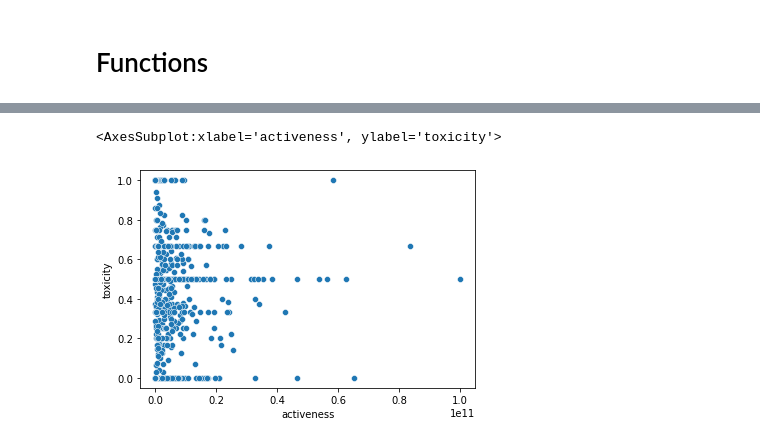
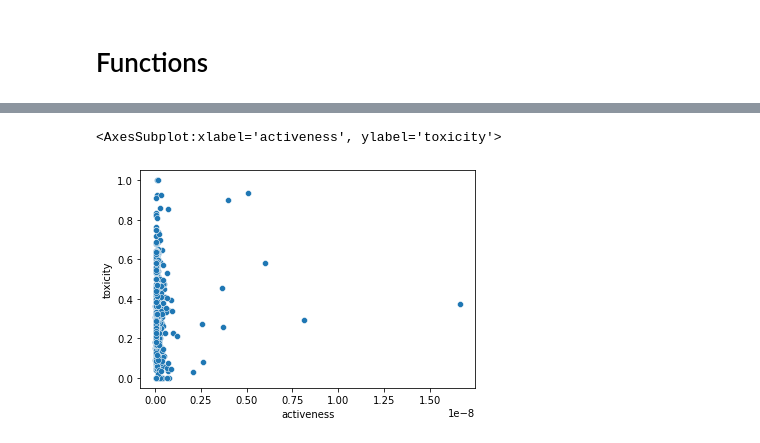
Before and after one commit to Pireax/2imp40, a Jupyter notebook: RQ1.ipynb, the cells around one changed output, grey strips where cells are left out. Saved outputs shown, nothing was run; the diff lists cells and outputs as text; code cells hidden in the pictures.

```diff
--- a/RQ1.ipynb
+++ b/RQ1.ipynb
@@ -79,0 +98,4 @@ df.head()
+# %%
+merged_df = merged_df.reset_index()
+# %%
+merged_df_adj = merged_df[(merged_df["numComments"] > 10)]
@@ -80,5 +112,5 @@ df.head()
 # %%
-sns.scatterplot(data=df, x="activeness", y="toxicity")
+sns.scatterplot(data=merged_df_adj[merged_df_adj["activeness"] < 0.251e8], x="activeness", y="toxicity")
 # %% [output]
 <AxesSubplot:xlabel='activeness', ylabel='toxicity'>
-[figure, old version]
+[figure, new version]
```
Also changed, not shown: parts of 3 cells of this notebook.
